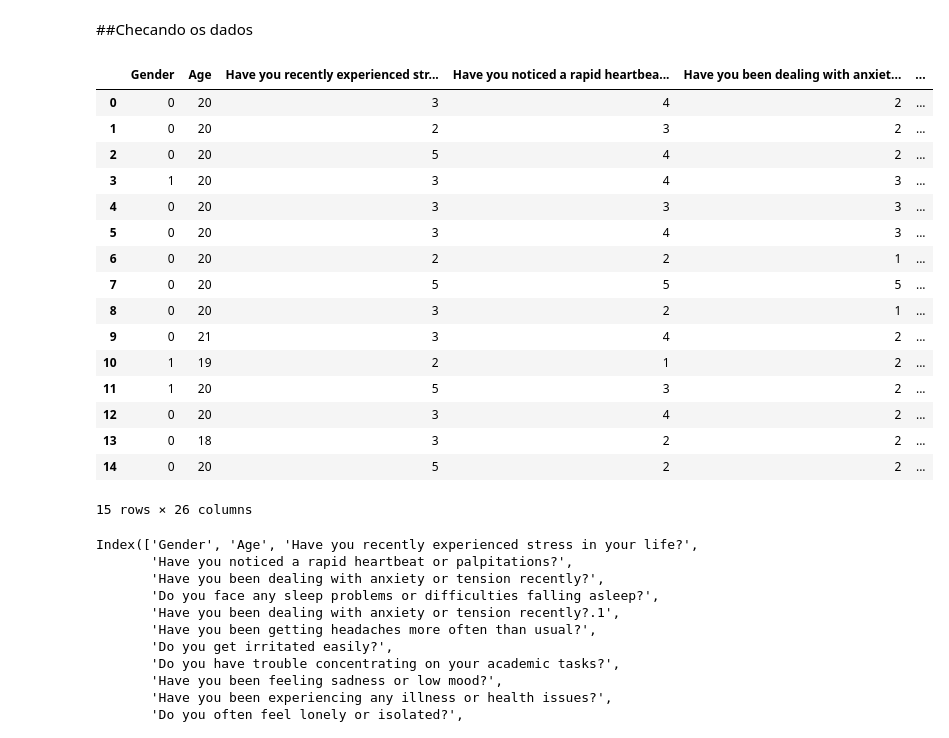
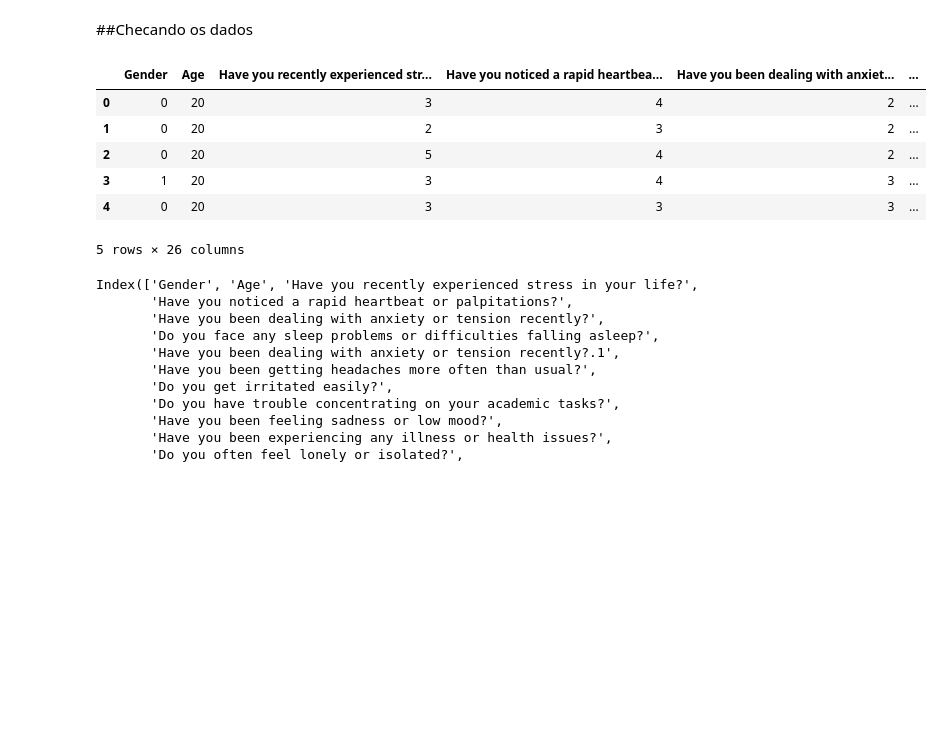
Before and after one commit to camilatsv1/Monitoramento-das-causas-de-estresse-nos-alunos-de-hoje, a Jupyter notebook: notebook_app.ipynb, the cells around one changed output. Drawn from its saved outputs; the diff is of its cells as text; code cells hidden in the pictures; blank space fills up the shorter version.

```diff
--- a/notebook_app.ipynb
+++ b/notebook_app.ipynb
@@ -94,25 +94,15 @@ from statsmodels.stats.proportion import proportions_ztest
 # %%
 df = pd.read_csv("C:/Users/Cliente/Downloads/Camila/Stress_Dataset.csv")
 # %%
-df.head(15)
+df.head()
 # %% [output]
 |  | Gender | Age | Have you recently experienced str... | Have you noticed a rapid heartbea... | Have you been dealing with anxiet... | ... |
 | 0 | 0 | 20 | 3 | 4 | 2 | ... |
 | 1 | 0 | 20 | 2 | 3 | 2 | ... |
 | 2 | 0 | 20 | 5 | 4 | 2 | ... |
 | 3 | 1 | 20 | 3 | 4 | 3 | ... |
 | 4 | 0 | 20 | 3 | 3 | 3 | ... |
-| 5 | 0 | 20 | 3 | 4 | 3 | ... |
-| 6 | 0 | 20 | 2 | 2 | 1 | ... |
-| 7 | 0 | 20 | 5 | 5 | 5 | ... |
-| 8 | 0 | 20 | 3 | 2 | 1 | ... |
-| 9 | 0 | 21 | 3 | 4 | 2 | ... |
-| 10 | 1 | 19 | 2 | 1 | 2 | ... |
-| 11 | 1 | 20 | 5 | 3 | 2 | ... |
-| 12 | 0 | 20 | 3 | 4 | 2 | ... |
-| 13 | 0 | 18 | 3 | 2 | 2 | ... |
-| 14 | 0 | 20 | 5 | 2 | 2 | ... |
-15 rows × 26 columns
+5 rows × 26 columns
 # %%
 df.columns
 # %% [output]
```
